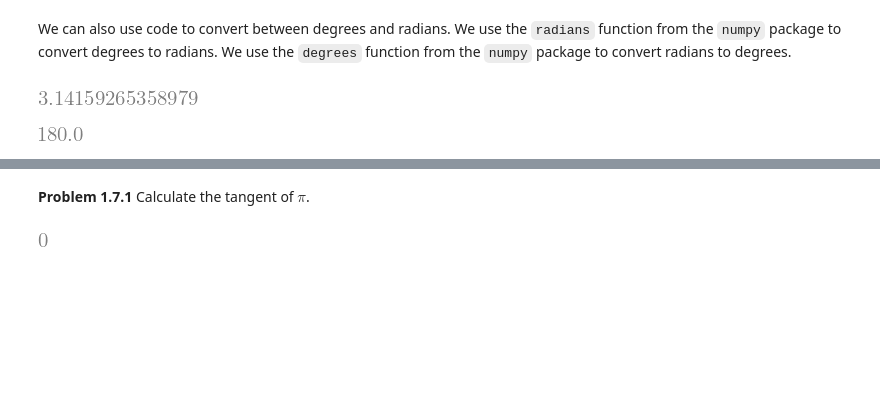
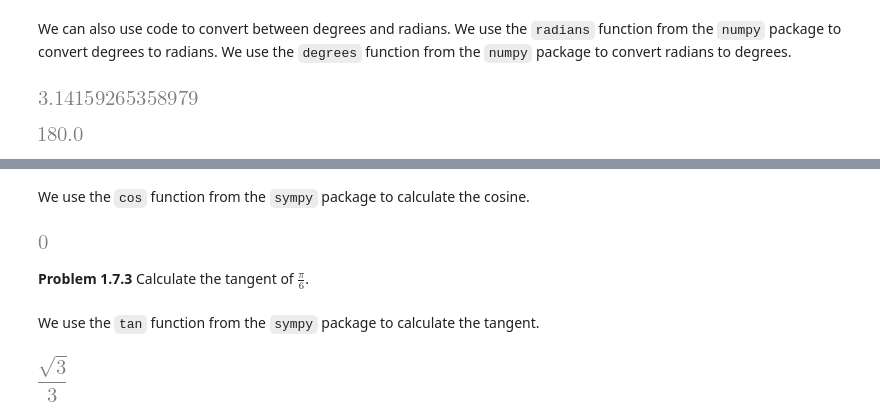
Before and after one commit to juanklopper/AlgebraPublicHealthBiioscience, a Jupyter notebook: Lecture01BasicMathematicsUsingPython.ipynb, the cells around one changed output, grey strips where cells are left out. Cells and saved outputs as stored; diff of their text form; code cells hidden in the pictures; blank space fills up the shorter version.

```diff
--- a/Lecture01BasicMathematicsUsingPython.ipynb
+++ b/Lecture01BasicMathematicsUsingPython.ipynb
@@ -1552,6 +1655,16 @@ sympy.sin(sympy.pi)
+# %% [markdown]
+We use the `cos` function from the `sympy` package to calculate the cosine.
+# %%
+# calculate the cosine of a half pi radians
+sympy.cos(sympy.pi / 2)
+# %% [output]
+[figure, added]
 # %% [markdown]
-__Problem 1.7.1__ Calculate the tangent of $\pi$.
+__Problem 1.7.3__ Calculate the tangent of $\frac{\pi}{6}$.
-# %%
-sympy.tan(sympy.pi)
-# %% [output]
-[figure, removed]
+# %% [markdown]
+We use the `tan` function from the `sympy` package to calculate the tangent.
+# %%
+# calculate the tangent of pi over 6
+sympy.tan(sympy.pi / 6)
+# %% [output]
+[figure, added]
```
Also changed, not shown: parts of 127 cells of this notebook, 9 other files.
